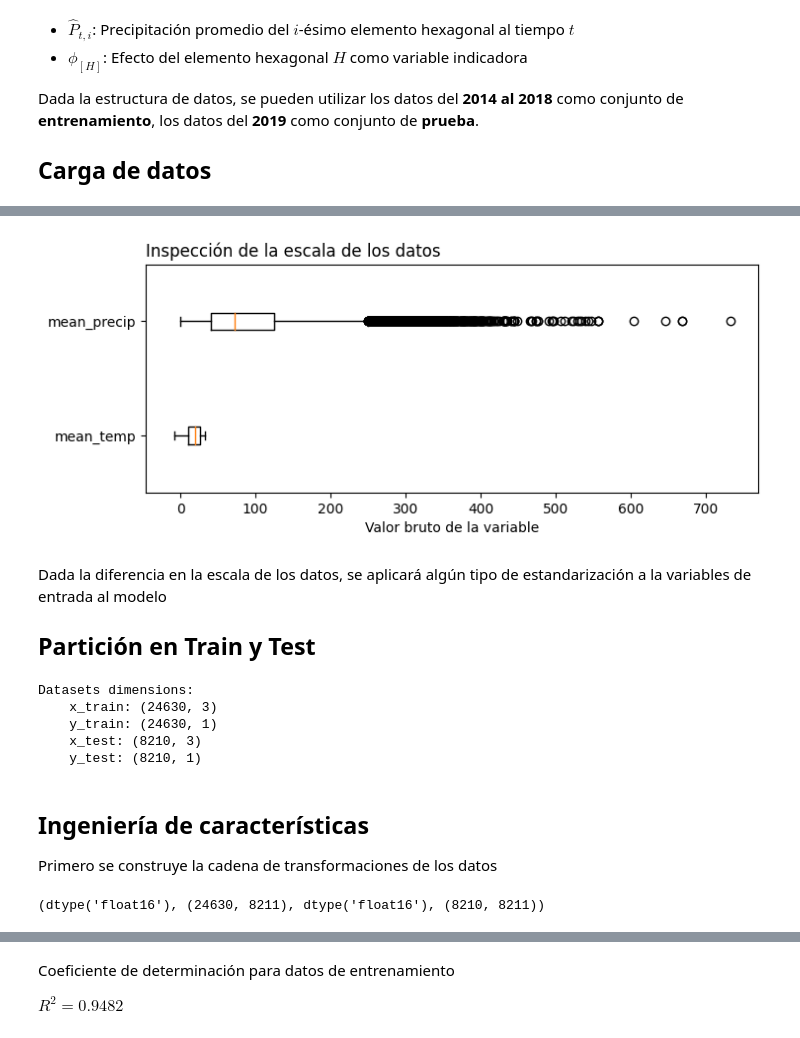
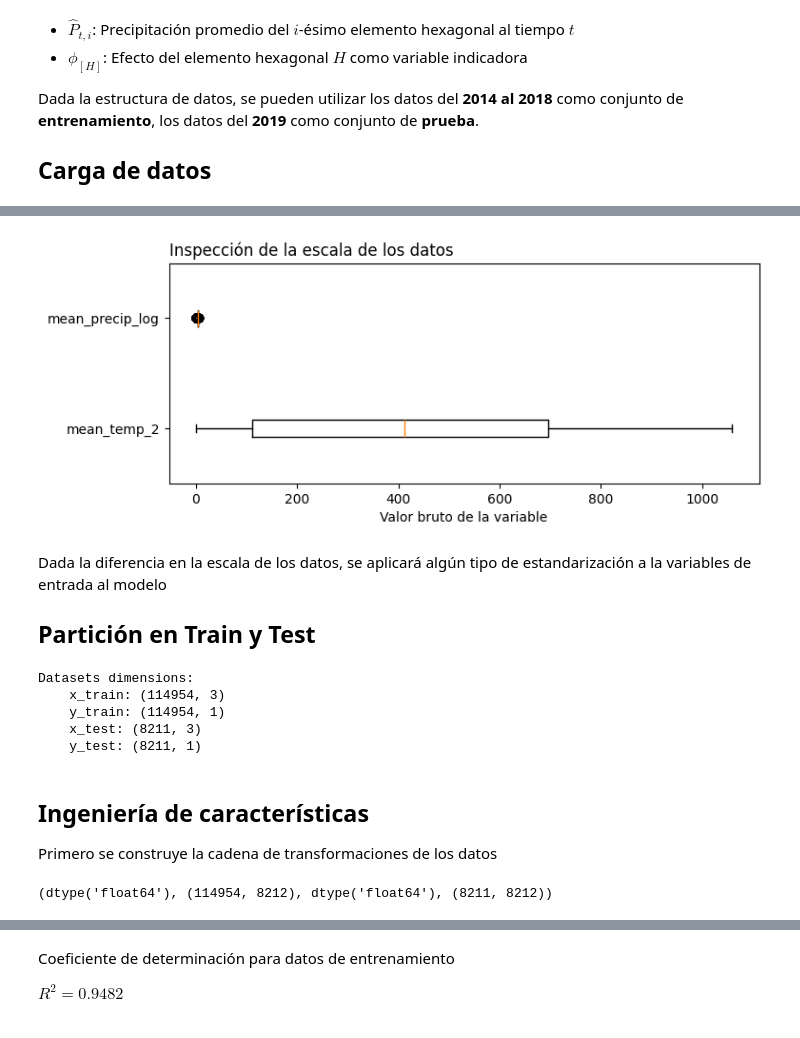
Before and after one commit to CAMM961001/estancia, a Jupyter notebook: notebooks/01_ols_regression.ipynb, the cells around one changed output, grey strips where cells are left out. Saved outputs shown, nothing was run; the diff lists cells and outputs as text; code cells hidden in the pictures.

```diff
--- a/notebooks/01_ols_regression.ipynb
+++ b/notebooks/01_ols_regression.ipynb
@@ -98,0 +58,15 @@ memory usage: 1.3+ MB
+# %%
+# Data directory and list of files
+DATA_BASE_DIR = os.path.join(settings.ROOT, 'data')
+RAW_DATA = os.path.join(DATA_BASE_DIR, 'datos-produccion-maiz')
+
+file_selector = 'hist-maize-panel-rcp2p6.csv'
+# %%
+# Store file_selector output in variable
+file_path = os.path.join(RAW_DATA, file_selector)
+
+# Extract AIRCCA base model and h3 mesh resolution
+get_aircca_model = re.compile(r'rcp[0-9]p[0-9]')
+model_pointer = get_aircca_model.search(file_path).group()
+
+print(f'Model pointer: {model_pointer.upper()}')
@@ -98,0 +122,23 @@ memory usage: 1.3+ MB
+# %%
+def normalize(series):
+    min_x = min(series)
+    max_x = max(series)
+    return [(x - min_x) / (max_x - min_x) for x in series]
+
+geo_data = (
+    data
+    .groupby(by=['year','h3_polygon'])
+    .agg(
+        mean_precip=('mean_precip','mean'),
+        mean_temp=('mean_temp','mean'),
+        mean_yield=('mean_yield','mean'))
+    .reset_index()
+    .assign(
+        mean_temp_2 = lambda df: df.mean_temp ** 2,
+        mean_precip_log = lambda df: np.log(df.mean_precip + 1),
+        geometry=lambda df: df.apply(
+            func=lambda row: Polygon(h3.cell_to_boundary(h=row.h3_polygon, geo_json=True)),
+            axis=1),))
+
+geo_data = gpd.GeoDataFrame(data=geo_data, crs='EPSG:4326', geometry='geometry')
+geo_data.head()
@@ -99,23 +152,23 @@ memory usage: 1.3+ MB
 # %%
 # Variables de visualización
-vis_feats = ['mean_temp','mean_precip']
+vis_feats = ['mean_temp_2','mean_precip_log']
 
 # Especificaciones de figura
 fig, ax = plt.subplots(figsize=(8,3))
 
 # Elementos de visualización
 ax.boxplot(
-    x=data.filter(items=vis_feats),
+    x=geo_data.filter(items=vis_feats),
     vert=False)
 
 # Anotaciones y estilo
 ax.set_title('Inspección de la escala de los datos', loc='left')
 ax.set_yticks(ticks=[1,2], labels=vis_feats)
 ax.set_xlabel('Valor bruto de la variable')
 
 plt.show()
 # %% [output]
-[figure, old version]
+[figure, new version]
 # %% [markdown]
 Dada la diferencia en la escala de los datos, se aplicará algún tipo de estandarización a la variables de entrada al modelo
 
@@ -131,23 +184,23 @@ target = 'mean_yield'
 # 2: mean_temp
 
 x_train = (
-    data
+    geo_data
     .query("year <= 2018")
-    .drop(columns=['year',target]))
+    .filter(items=['h3_polygon','mean_temp_2','mean_precip_log']))
     #.to_numpy())
 y_train = (
-    data
+    geo_data
     .query("year <= 2018")
     .filter(items=[target]))
     #.to_numpy())
 
 x_test = (
-    data
+    geo_data
     .query("year == 2019")
-    .drop(columns=['year',target]))
+    .filter(items=['h3_polygon','mean_temp_2','mean_precip_log']))
     #.to_numpy())
 y_test = (
-    data
+    geo_data
     .query("year == 2019")
     .filter(items=[target]))
     #.to_numpy())
@@ -160,10 +213,10 @@ print(
     y_test: {y_test.shape}""")
 # %% [output]
 Datasets dimensions:
-    x_train: (24630, 3)
-    y_train: (24630, 1)
-    x_test: (8210, 3)
-    y_test: (8210, 1)
+    x_train: (114954, 3)
+    y_train: (114954, 1)
+    x_test: (8211, 3)
+    y_test: (8211, 1)
 # %% [markdown]
 ## Ingeniería de características
 
@@ -186,12 +239,12 @@ full_pipeline = ColumnTransformer([
     ('num', num_pipeline, x_train.select_dtypes(include=[int, float]).columns),
     ('cat', ohe_encoder, x_train.select_dtypes(include=[object]).columns)])
 # %%
-x_train = full_pipeline.fit_transform(x_train).astype(np.float16)
-x_test = full_pipeline.fit_transform(x_test).astype(np.float16)
+x_train = full_pipeline.fit_transform(x_train)
+x_test = full_pipeline.fit_transform(x_test)
 
 # Inspeccionar dimensiones
 x_train.dtype, x_train.shape, x_test.dtype, x_test.shape
 # %% [output]
-(dtype('float16'), (24630, 8211), dtype('float16'), (8210, 8211))
+(dtype('float64'), (114954, 8212), dtype('float64'), (8211, 8212))
 # %%
 # Variables de visualización
```
Also changed, not shown: parts of 18 cells of this notebook, 2 other files.
